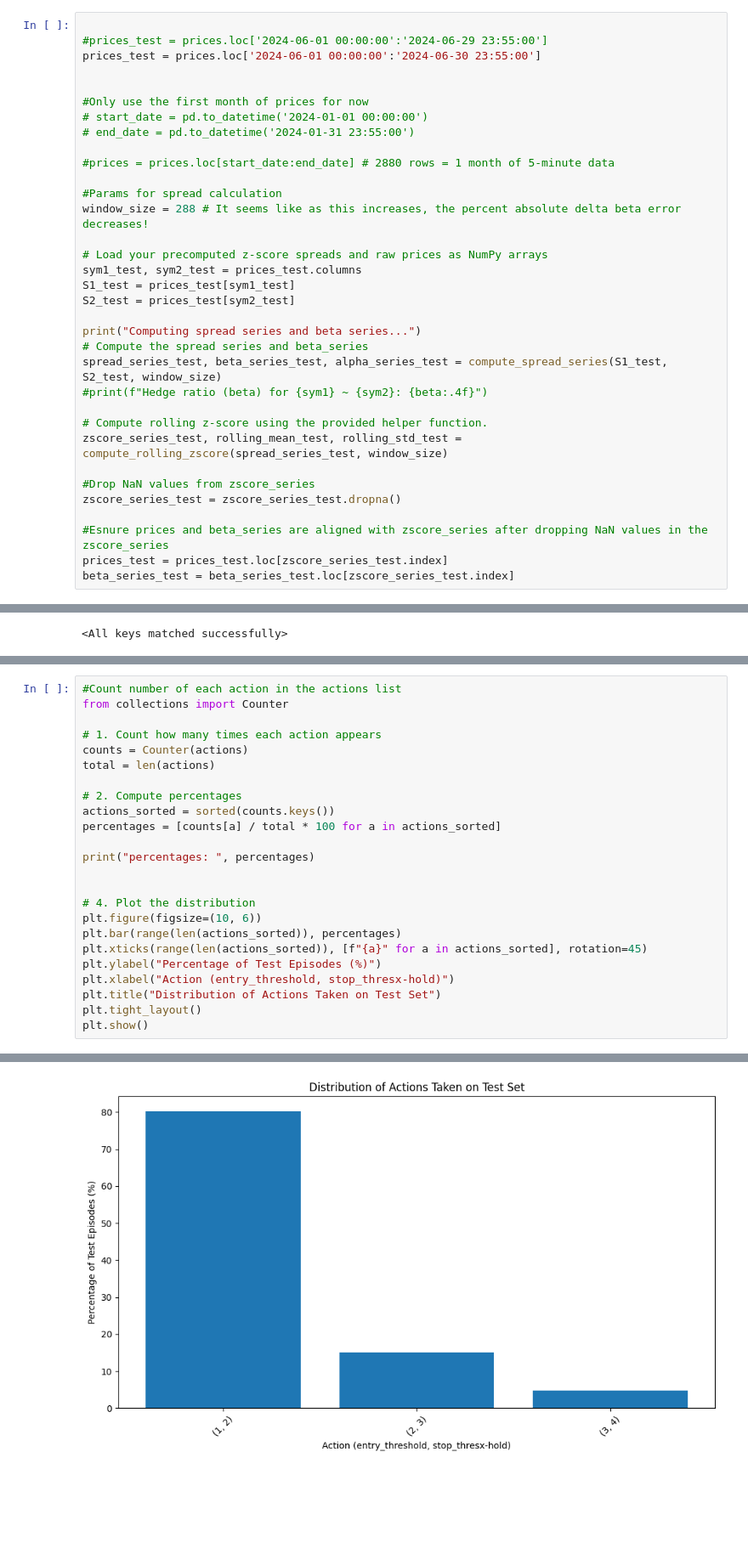
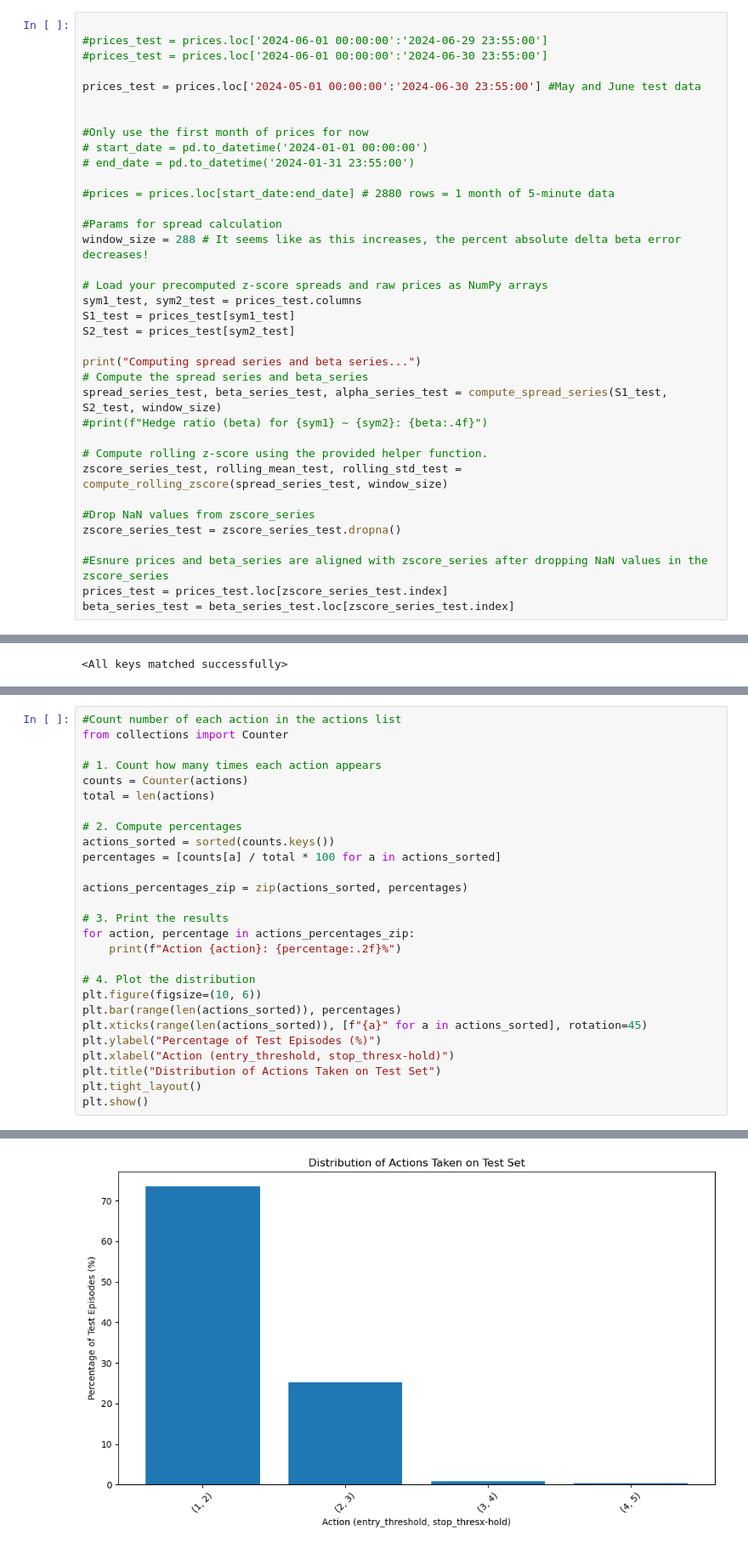
Before and after one commit to alexandrosdp/PairsTrading, a Jupyter notebook: deep_q_learning_improved.ipynb, the cells around one changed output, grey strips where cells are left out. Shown: that part at 85% size. Drawn from its saved outputs; the diff is of its cells as text; blank space fills up the shorter version.

```diff
--- a/deep_q_learning_improved.ipynb
+++ b/deep_q_learning_improved.ipynb
@@ -223,7 +252,9 @@ prices_val
 # %%
 
 #prices_test = prices.loc['2024-06-01 00:00:00':'2024-06-29 23:55:00']
-prices_test = prices.loc['2024-06-01 00:00:00':'2024-06-30 23:55:00']
+#prices_test = prices.loc['2024-06-01 00:00:00':'2024-06-30 23:55:00']
+
+prices_test = prices.loc['2024-05-01 00:00:00':'2024-06-30 23:55:00'] #May and June test data
 
 
 #Only use the first month of prices for now
@@ -536,8 +694,11 @@ total = len(actions)
 actions_sorted = sorted(counts.keys())
 percentages = [counts[a] / total * 100 for a in actions_sorted]
 
-print("percentages: ", percentages)
+actions_percentages_zip = zip(actions_sorted, percentages)
 
+# 3. Print the results
+for action, percentage in actions_percentages_zip:
+    print(f"Action {action}: {percentage:.2f}%")
 
 # 4. Plot the distribution
 plt.figure(figsize=(10, 6))
@@ -553,4 +717,4 @@ percentages:  [80.18867924528303, 15.09433962264151, 4.716981132075472]
-[figure, old version]
+[figure, new version]
 # %%
 plt.hist(trade_profits, bins=50, color='blue', alpha=0.7)
 # %% [output]
```
Also changed, not shown: parts of 22 cells of this notebook, 3 other files.
